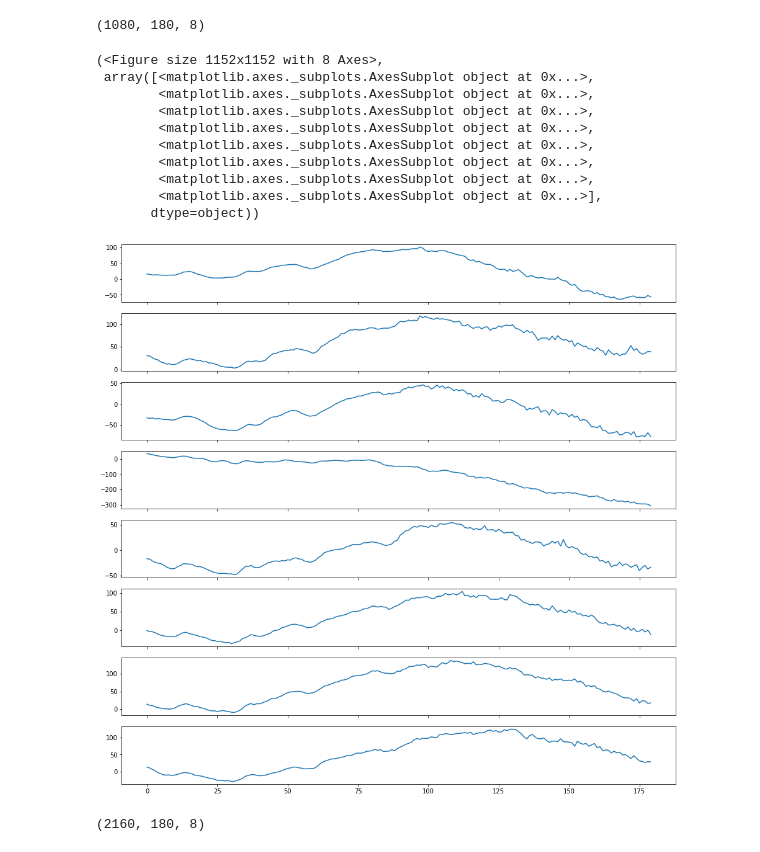
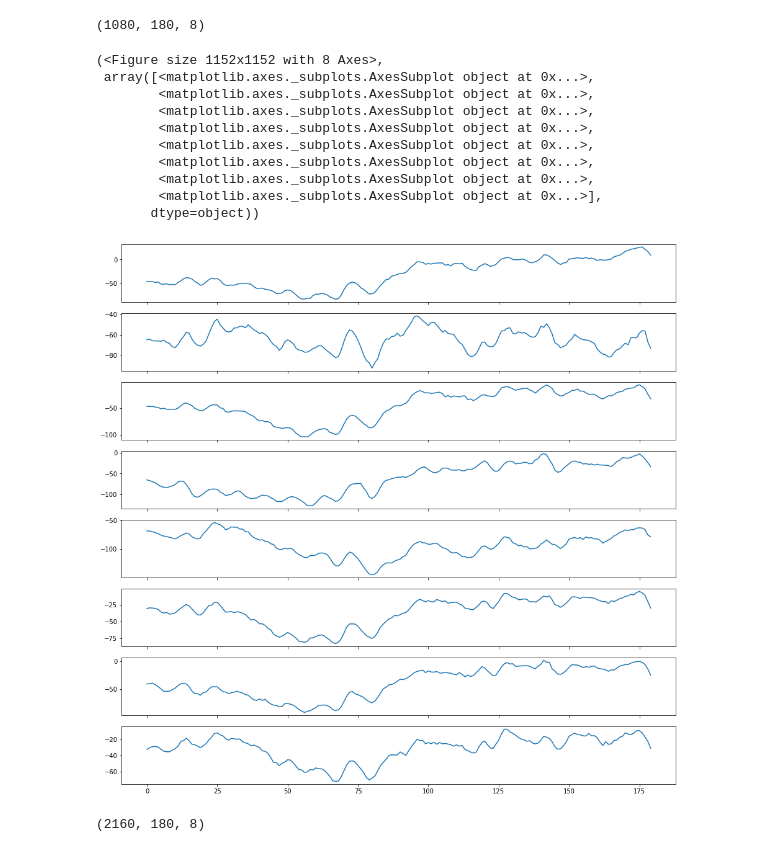
Before and after one commit to Sam54000/vibro-tactile-P300-lockedIn-patient, a Jupyter notebook: Data_analysis.ipynb, the cells around one changed output. Saved outputs shown, nothing was run; the diff lists cells and outputs as text; code cells hidden in the pictures.

```diff
--- a/Data_analysis.ipynb
+++ b/Data_analysis.ipynb
@@ -315,19 +340,19 @@ augmented_data_dict['P1_high1.mat']['X'].shape
 # %% [output]
 (1080, 180, 8)
 # %%
-plot(np.swapaxes(augmented_data_dict['P1_high1.mat']['X'][-5],0,1))
+plot(np.swapaxes(augmented_data_dict['P1_high1.mat']['X'][-35],0,1))
 # %% [output]
 (<Figure size 1152x1152 with 8 Axes>,
  array([<matplotlib.axes._subplots.AxesSubplot object at 0x...>,
         <matplotlib.axes._subplots.AxesSubplot object at 0x...>,
         <matplotlib.axes._subplots.AxesSubplot object at 0x...>,
         <matplotlib.axes._subplots.AxesSubplot object at 0x...>,
         <matplotlib.axes._subplots.AxesSubplot object at 0x...>,
         <matplotlib.axes._subplots.AxesSubplot object at 0x...>,
         <matplotlib.axes._subplots.AxesSubplot object at 0x...>,
         <matplotlib.axes._subplots.AxesSubplot object at 0x...>],
        dtype=object))
-[figure, old version]
+[figure, new version]
 # %%
 P1_X = np.empty((1,180,8))
 P1_Y = np.empty((1,))
```
Also changed, not shown: parts of 39 cells of this notebook.
